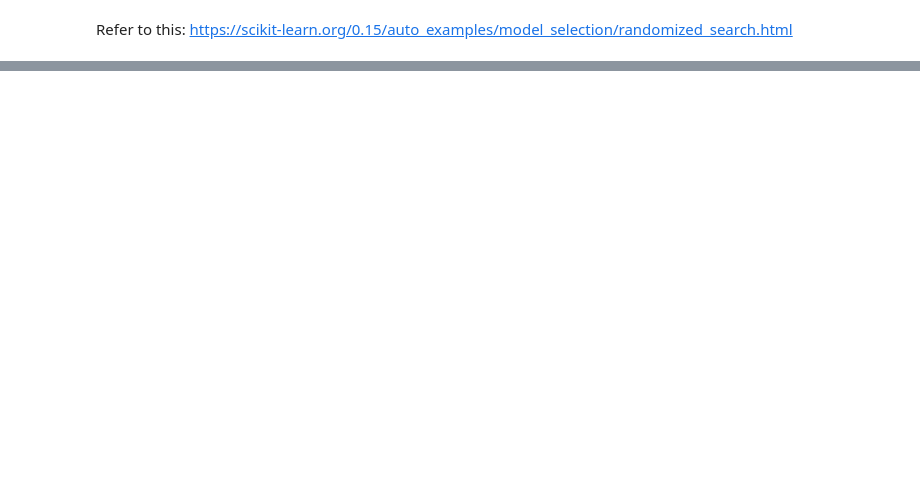
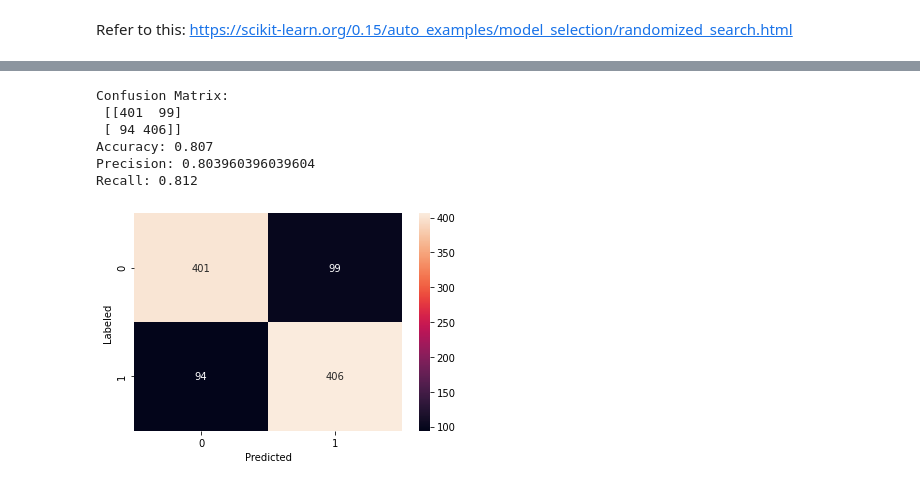
Before and after one commit to datamut/simplesentiment, a Jupyter notebook: sentiment.ipynb, the cells around one changed output, grey strips where cells are left out. Cells and saved outputs as stored; diff of their text form; code cells hidden in the pictures; blank space fills up the shorter version.

```diff
--- a/sentiment.ipynb
+++ b/sentiment.ipynb
@@ -569,0 +634,30 @@ Recall: 0.82
+# %%
+class StemAnalyzer:
+    def __init__(self, ngram, stop_words):
+        self.stemmer = SnowballStemmer(language='english')
+        self.ngram = ngram
+        self.stop_words = stop_words
+        self.stop_pos = {'PUNCT', 'SPACE', 'SYM', 'X'}
+
+    def __call__(self, row):
+        stem_tokens = [
+            self.stemmer.stem(t.text)
+            for t in row.tokens
+            if t.pos_ not in self.stop_pos and t.text.lower() not in self.stop_words
+        ]
+
+        return [';;'.join(sorted(t)) for i in range(1, self.ngram+1) for t in ngrams(stem_tokens, i)]
+# %%
+stop_words = {
+    'i', 'me', 'my', 'myself', 'we', 'our', 'ours', 'ourselves', 'you', 'your', 'yours', 'yourself',
+    'yourselves', 'he', 'him', 'his', 'himself', 'she', 'her', 'hers', 'herself', 'it', 'its', 'itself',
+    'they', 'them', 'their', 'theirs', 'themselves', 'what', 'which', 'who', 'whom', 'this', 'that',
+    'these', 'those', 'am', 'a', 'an', '-', 'shrimp-', ' ', 'at', 'be', "'s", "'", 'and', '&', 'about',
+    'the', 'of', 'or', 'as', 'to', 'in', 'was', 'is', 'movie', 'art', 'film', 'for', 'were', 'from'
+}
+custom_vectorizer = CountVectorizer(analyzer=StemAnalyzer(2, stop_words))
+# %%
+X_train_ccv = custom_vectorizer.fit_transform(train_set)
+X_test_ccv = custom_vectorizer.transform(test_set)
+# %%
+clf_lr_ccv = train_lr_model(X_train_ccv, prepared_data.y_train)
@@ -569,0 +685,11 @@ Recall: 0.82
+# %%
+y_predict_ccv = clf_lr_ccv.predict(X_test_ccv)
+evaluate_model(prepared_data.y_test, y_predict_ccv)
+# %% [output]
+Confusion Matrix:
+ [[401  99]
+ [ 94 406]]
+Accuracy: 0.807
+Precision: 0.803960396039604
+Recall: 0.812
+[figure, added]
```
Also changed, not shown: parts of 42 cells of this notebook.
